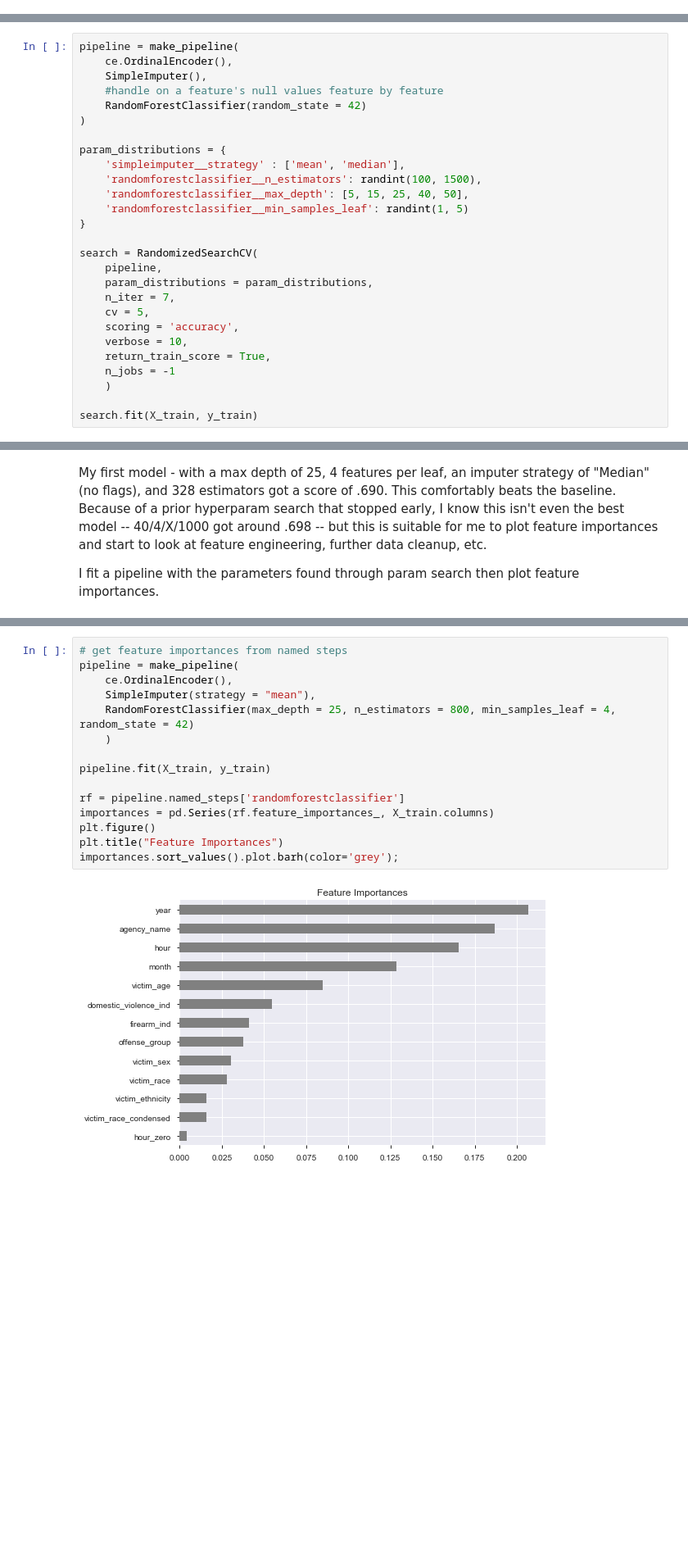
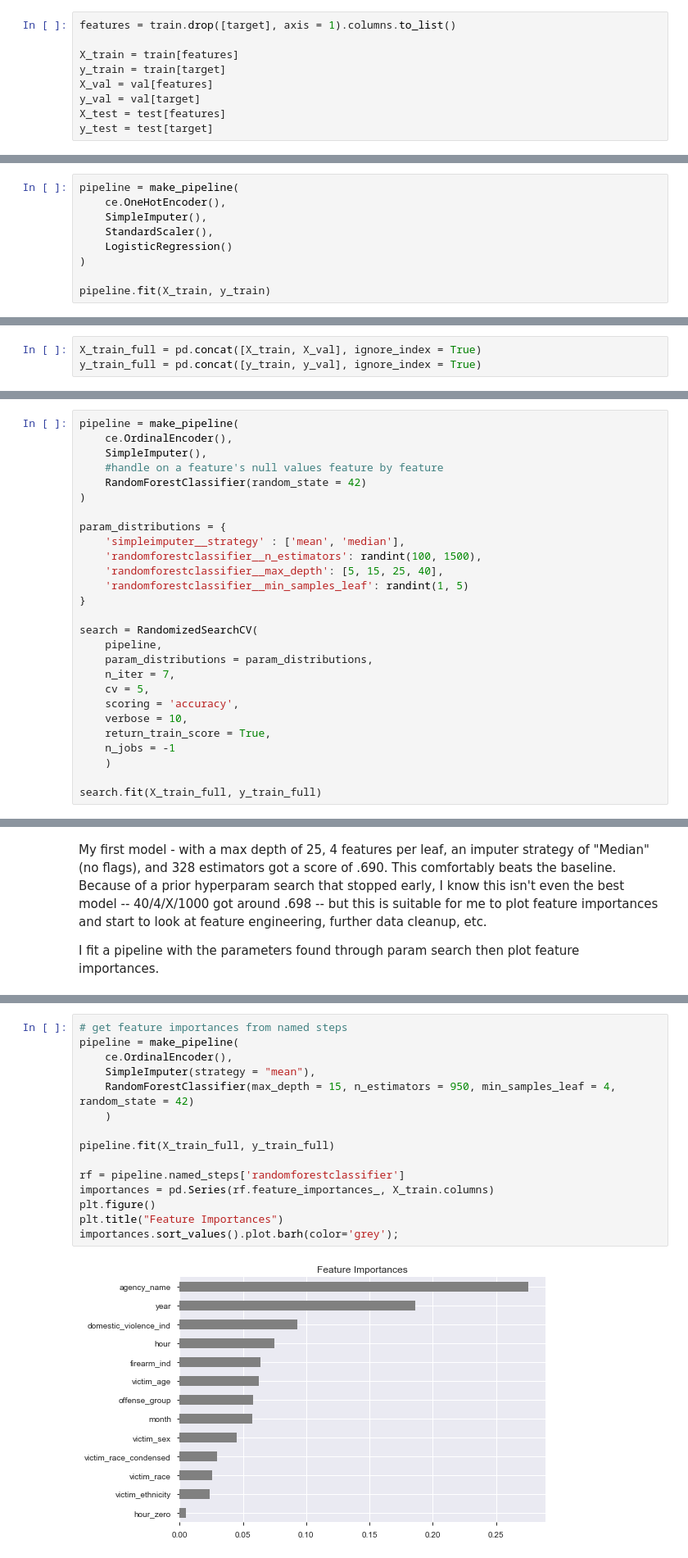
Before and after one commit to alexmjn/Predicting-Arrests, a Jupyter notebook: Crime_Data.ipynb, the cells around one changed output, grey strips where cells are left out. Shown at 82% size. Drawn from its saved outputs; the diff is of its cells as text; blank space fills up the shorter version.

```diff
--- a/Crime_Data.ipynb
+++ b/Crime_Data.ipynb
@@ -172,3 +193,12 @@ test.shape
+# %%
+features = train.drop([target], axis = 1).columns.to_list()
+
+X_train = train[features]
+y_train = train[target]
+X_val = val[features]
+y_val = val[target]
+X_test = test[features]
+y_test = test[target]
 # %%
 train.columns
 # %% [output]
@@ -188,0 +216,9 @@ X_train.shape, y_train.shape, X_test.shape, y_test.shape
+# %%
+pipeline = make_pipeline(
+    ce.OneHotEncoder(),
+    SimpleImputer(),
+    StandardScaler(),
+    LogisticRegression()
+)
+
+pipeline.fit(X_train, y_train)
@@ -244,0 +327,3 @@ Index(['agency_name', 'firearm_ind', 'offense_group', 'domestic_violence_ind',
+# %%
+X_train_full = pd.concat([X_train, X_val], ignore_index = True)
+y_train_full = pd.concat([y_train, y_val], ignore_index = True)
@@ -253,7 +340,7 @@ pipeline = make_pipeline(
 param_distributions = {
     'simpleimputer__strategy' : ['mean', 'median'],
     'randomforestclassifier__n_estimators': randint(100, 1500),
-    'randomforestclassifier__max_depth': [5, 15, 25, 40, 50],
+    'randomforestclassifier__max_depth': [5, 15, 25, 40],
     'randomforestclassifier__min_samples_leaf': randint(1, 5)
 }
 
@@ -268,7 +355,7 @@ search = RandomizedSearchCV(
     n_jobs = -1
     )
 
-search.fit(X_train, y_train)
+search.fit(X_train_full, y_train_full)
 # %% [output]
 Fitting 5 folds for each of 7 candidates, totalling 35 fits
 [Parallel(n_jobs=-1)]: Using backend LokyBackend with 4 concurrent workers.
@@ -326,17 +415,17 @@ I fit a pipeline with the parameters found through param search then plot featur
 # %%
 # get feature importances from named steps
 pipeline = make_pipeline(
     ce.OrdinalEncoder(),
     SimpleImputer(strategy = "mean"),
-    RandomForestClassifier(max_depth = 25, n_estimators = 800, min_samples_leaf = 4, random_state = 42)
+    RandomForestClassifier(max_depth = 15, n_estimators = 950, min_samples_leaf = 4, random_state = 42)
     )
 
-pipeline.fit(X_train, y_train)
+pipeline.fit(X_train_full, y_train_full)
 
 rf = pipeline.named_steps['randomforestclassifier']
 importances = pd.Series(rf.feature_importances_, X_train.columns)
 plt.figure()
 plt.title("Feature Importances")
 importances.sort_values().plot.barh(color='grey');
 # %% [output]
-[figure, old version]
+[figure, new version]
```
Also changed, not shown: parts of 65 cells of this notebook.
